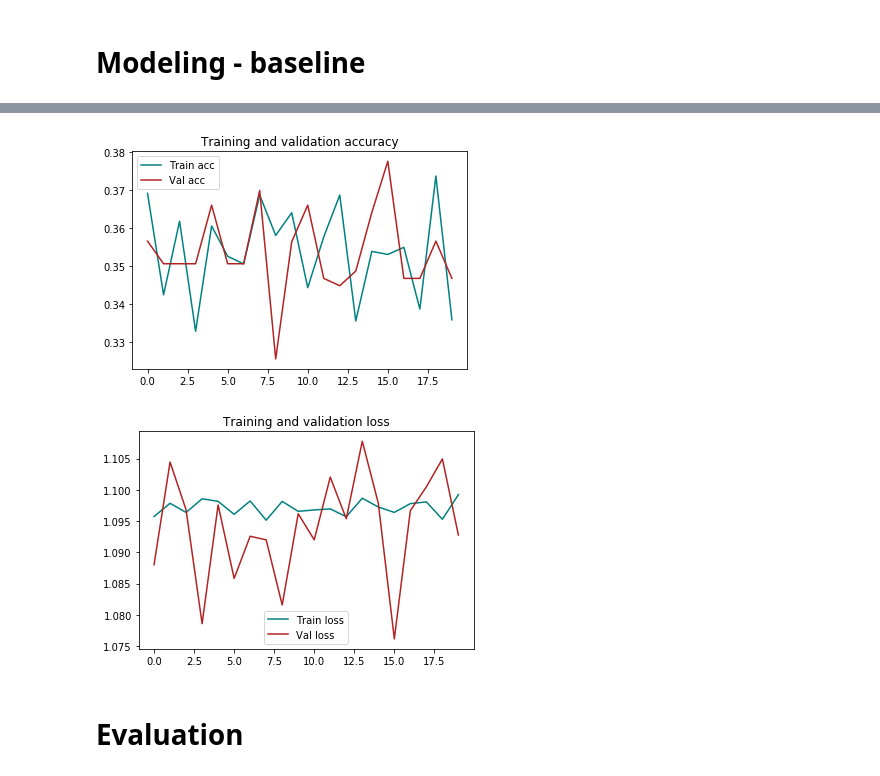
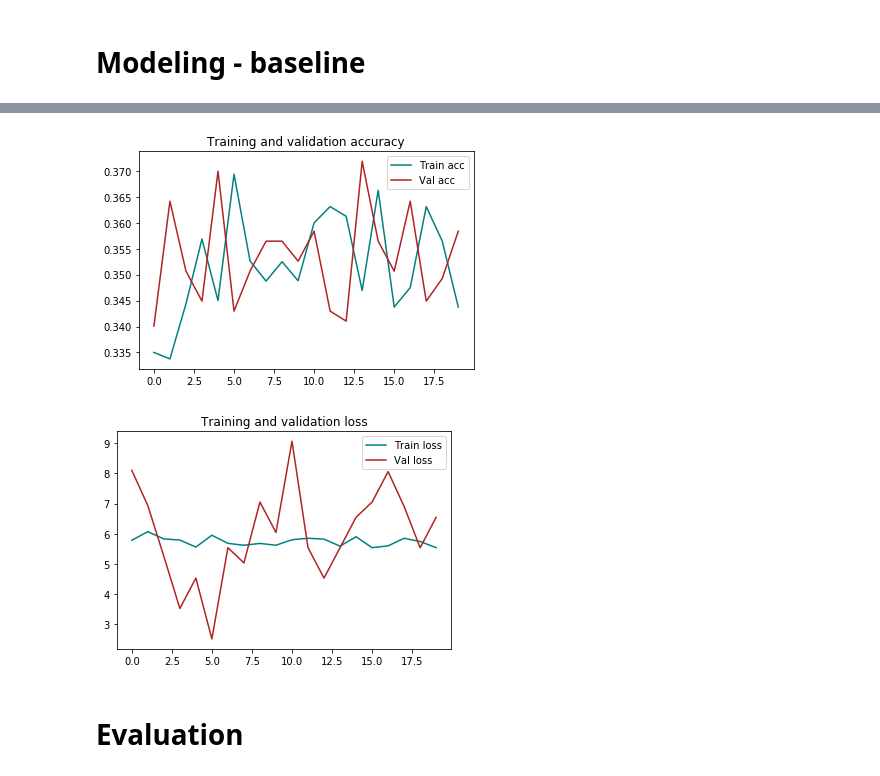
Before and after one commit to ndelgado98/Food-Ingredients-Recognition, a Jupyter notebook: Data Understanding : Modeling.ipynb, the cells around one changed output, grey strips where cells are left out. Saved outputs shown, nothing was run; the diff lists cells and outputs as text; code cells hidden in the pictures.

```diff
--- a/Data Understanding : Modeling.ipynb
+++ b/Data Understanding : Modeling.ipynb
@@ -192,10 +152,41 @@ plot_model_sum(hist_5)
+# %%
+train_aug = image_gen_train.flow_from_directory(directory=train_dir,
+                                            target_size=input_shape,
+                                            batch_size=batch_size,
+                                            class_mode='categorical')
+
+
+val_aug = image_gen_val.flow_from_directory(directory=val_dir,
+                                        target_size=input_shape,
+                                         batch_size=batch_size,
+                                         class_mode='categorical')
+# %%
+model_new = Sequential([
+    Conv2D(16, 3, padding='same', activation='relu', input_shape=(150, 150 ,3)),
+    MaxPooling2D(),
+    Dropout(0.2),
+    Conv2D(32, 3, padding='same', activation='relu'),
+    MaxPooling2D(),
+    Conv2D(64, 3, padding='same', activation='relu'),
+    MaxPooling2D(),
+    Dropout(0.2),
+    Flatten(),
+    Dense(8, activation='relu'),
+    Dense(3)
+])
+# %%
+model_new.compile(optimizer='adam',
+                  loss='categorical_crossentropy',
+                  metrics=['accuracy'])
+
+model_new.summary()
 # %%
 # Fit_generator function
-# more steps_per_epoch
-hist_steps = base.fit_generator(generator=train_g,
+
+history_new = model_new.fit_generator(generator=train_aug,
                             steps_per_epoch=50,
                             epochs=20,
-                            validation_data=val_g,
+                            validation_data=val_aug,
                             validation_steps=val_g.samples // batch_size)
 #50 /150
 # %% [output]
@@ -219,8 +194,8 @@ Epoch 20/20
 # %%
-plot_model_sum(hist_steps)
+plot_model_sum(history_new)
 # %% [output]
-[figure, old version]
+[figure, new version]
-[figure, old version]
+[figure, new version]
 # %% [markdown]
 # Evaluation
 # %% [markdown]
```
Also changed, not shown: parts of 17 cells of this notebook.
